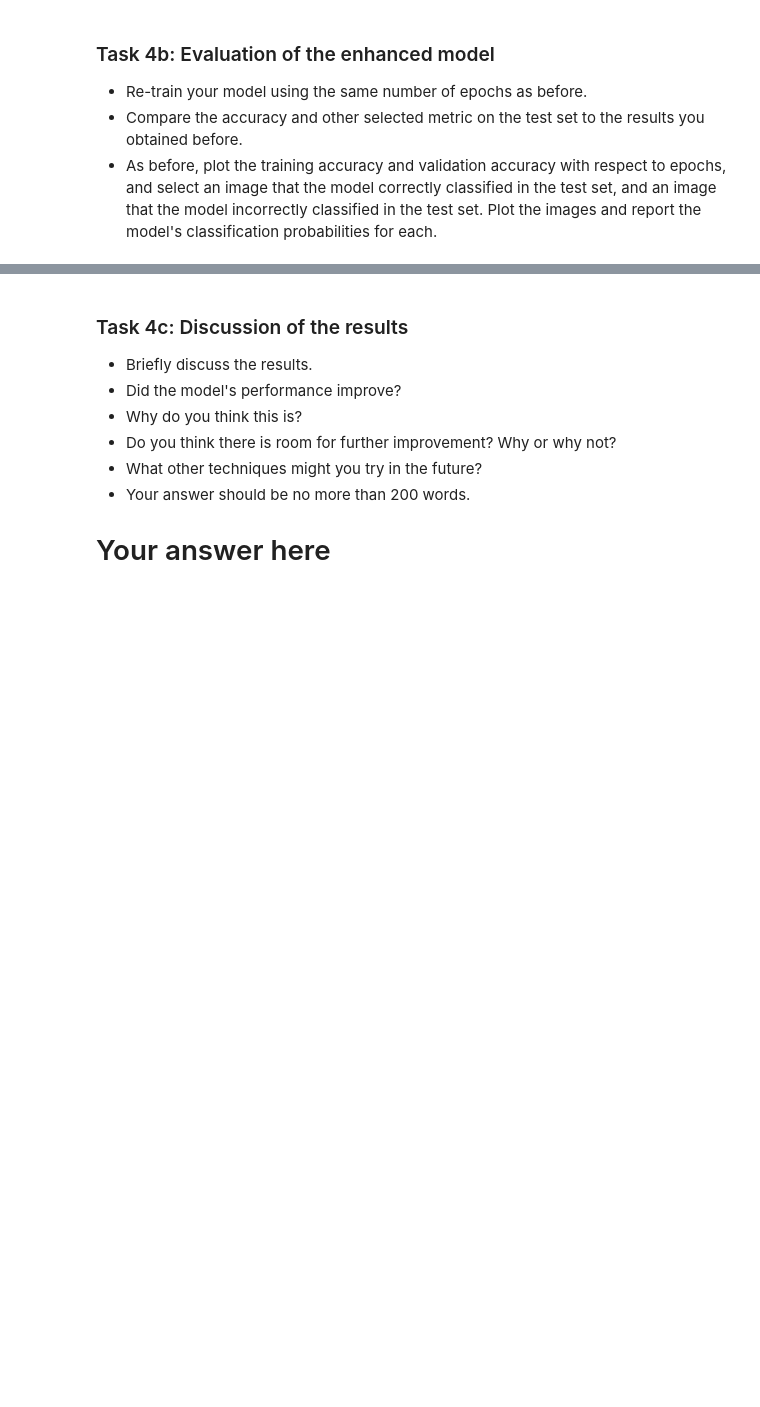
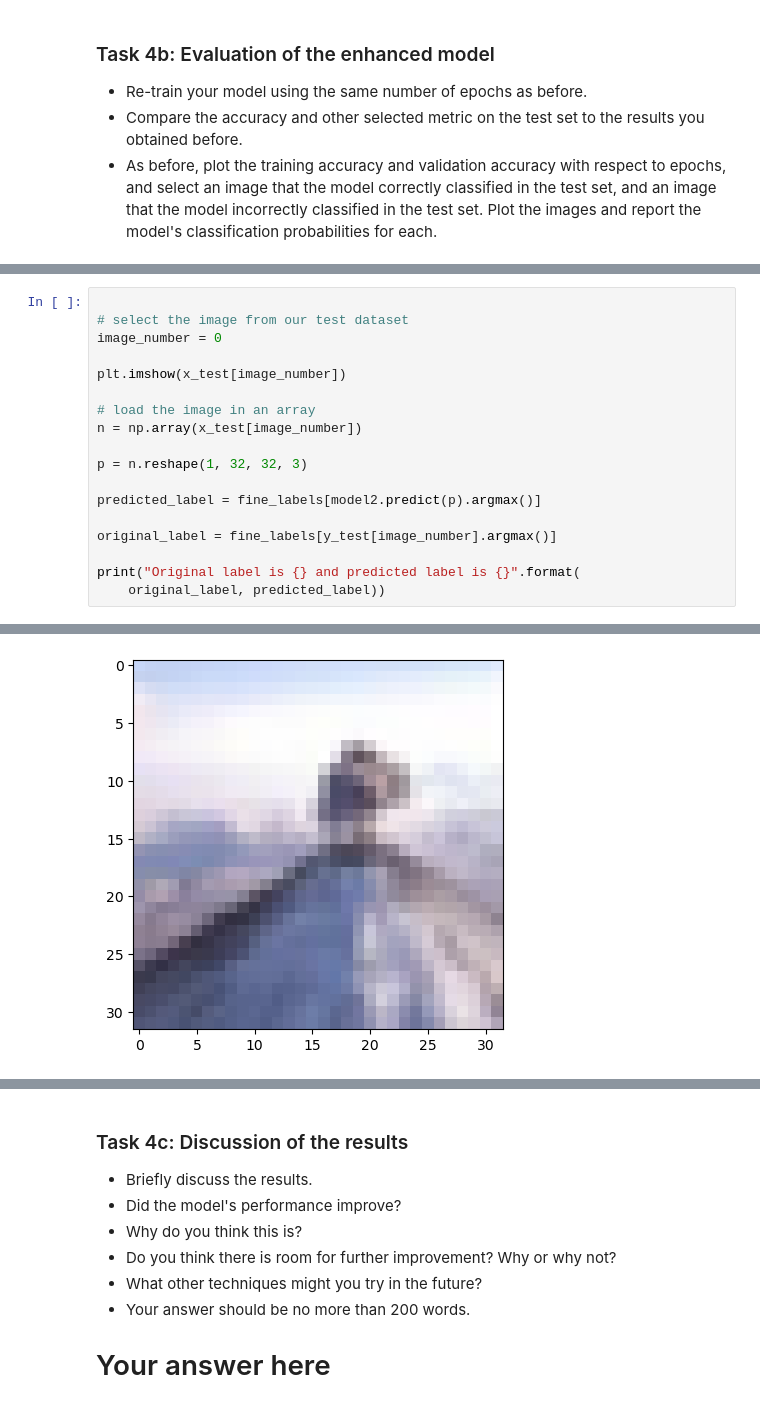
Before and after one commit to ishrathmi/deep_learning, a Jupyter notebook: 02_activities/assignments/assignment_1.ipynb, the cells around one changed output, grey strips where cells are left out. Saved outputs shown, nothing was run; the diff lists cells and outputs as text; blank space fills up the shorter version.

```diff
--- a/02_activities/assignments/assignment_1.ipynb
+++ b/02_activities/assignments/assignment_1.ipynb
@@ -274,0 +516,19 @@ plt.show()
+# %%
+
+# select the image from our test dataset
+image_number = 0
+
+plt.imshow(x_test[image_number])
+
+# load the image in an array
+n = np.array(x_test[image_number])
+
+p = n.reshape(1, 32, 32, 3)
+
+predicted_label = fine_labels[model2.predict(p).argmax()]
+
+original_label = fine_labels[y_test[image_number].argmax()]
+
+print("Original label is {} and predicted label is {}".format(
+    original_label, predicted_label))
+# %% [output]
@@ -274,0 +537 @@ plt.show()
+[figure, added]
```
Also changed, not shown: parts of 23 cells of this notebook, 2 other files.
